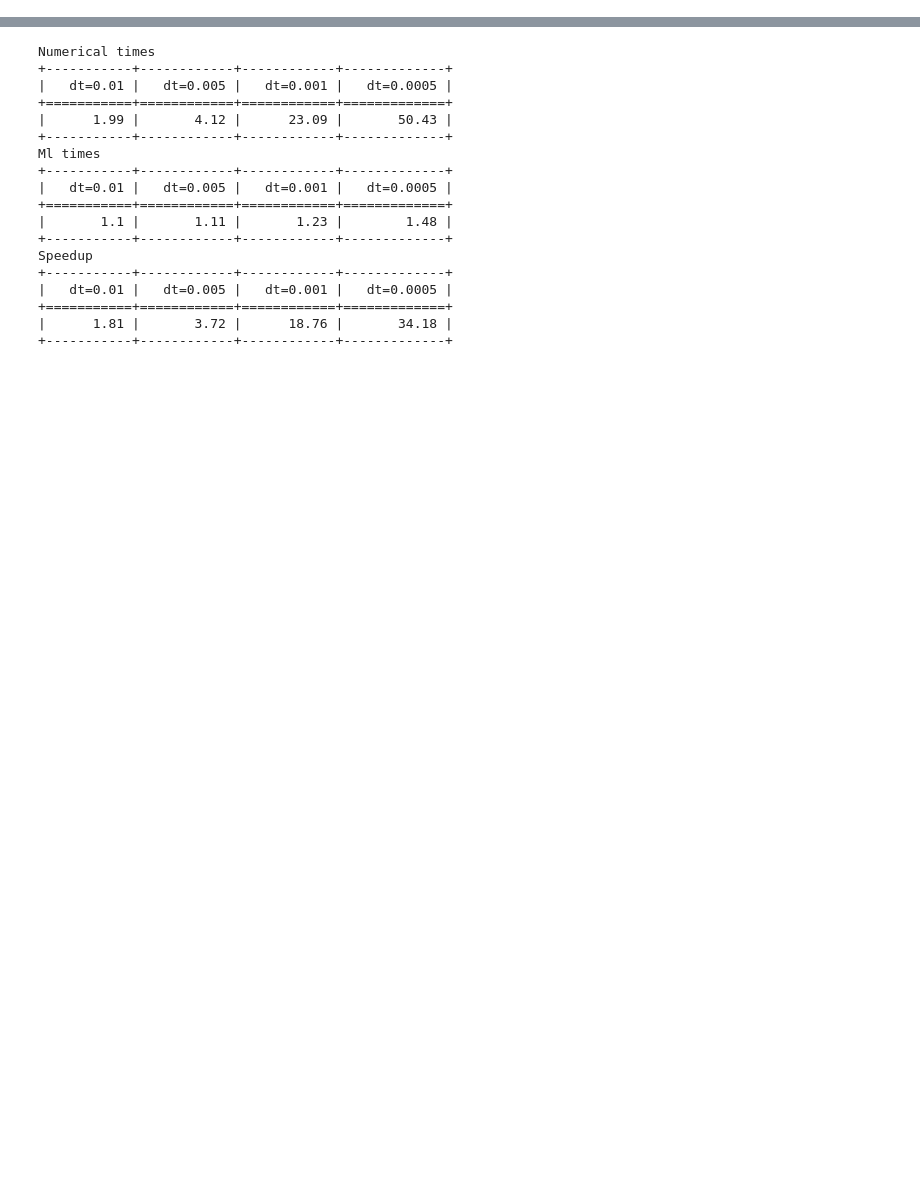
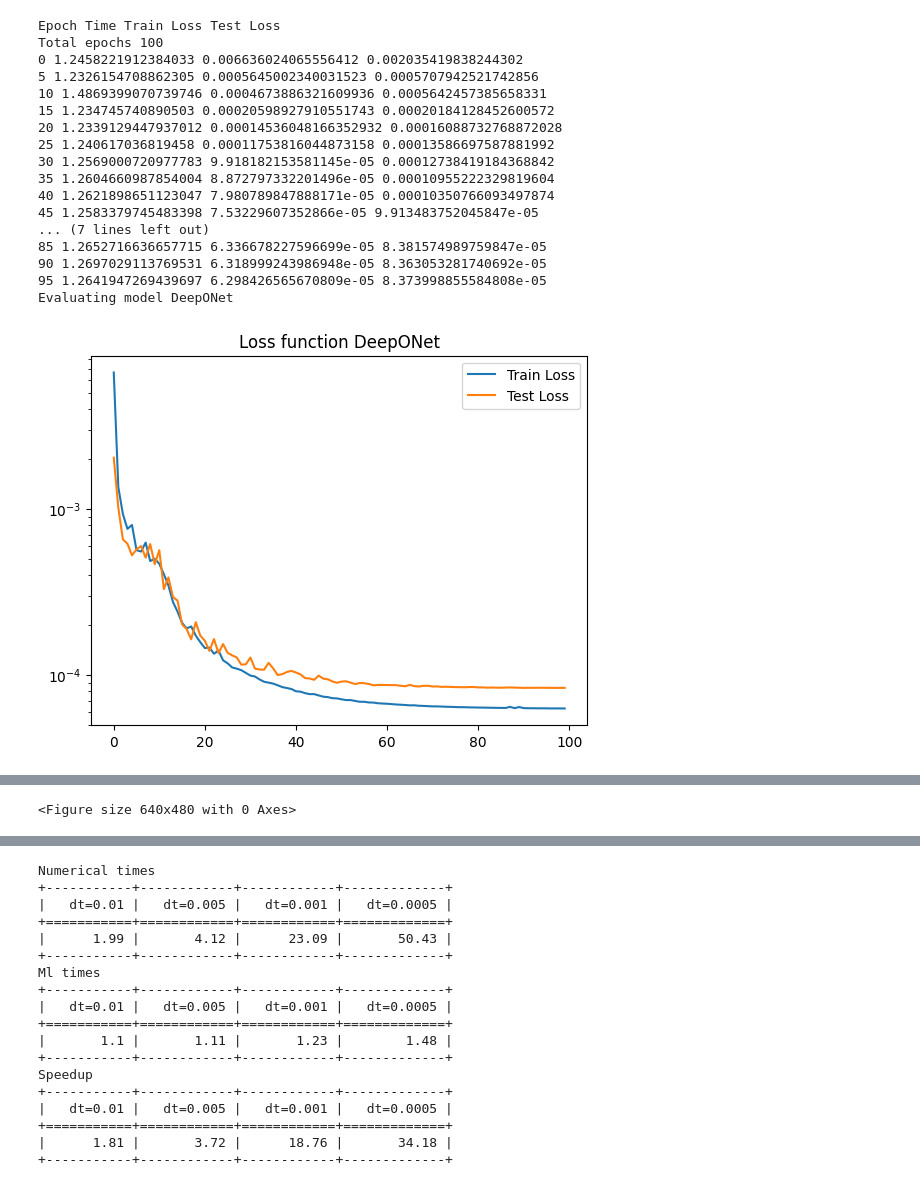
Before and after one commit to gokulg02/NeuralOperatorPredictorFeedback-xArm6, a Jupyter notebook: examples/UnicycleConstDelayExample.ipynb, the cells around one changed output, grey strips where cells are left out. Saved outputs shown, nothing was run; the diff lists cells and outputs as text; code cells hidden in the pictures; blank space fills up the shorter version.

```diff
--- a/examples/UnicycleConstDelayExample.ipynb
+++ b/examples/UnicycleConstDelayExample.ipynb
@@ -514,0 +50,16 @@ end_times_ml[3] = time.time()
+# %%
+dynamics_config = {
+    "T": 10, # Simulation final time
+    "dt": 0.01, # Simulation step size
+    "D": 1, # Delay length
+    "dx": 0.01 # Simulation for propagating the transport PDE
+}
+
+dataset_config = {
+    "batch_size": 32,  # batch_size
+    "test_size": 0.1, # Percentage of data to use for testing
+    "random_state": 1, # random state for train test split
+    "device_name": "cuda" # Use cuda or CPU
+}
+
+sim_config = SimulationConfig({"dynamics": dynamics_config, "dataset": dataset_config})
@@ -514,0 +289,27 @@ end_times_ml[3] = time.time()
+# %%
+# Train DeepONet
+deeponet, deeponet_train_loss_arr, deeponet_test_loss_arr = model_trainer(deeponet, trainData, testData, \
+                                                         deeponet_config.epochs, sim_config.batch_size, \
+                                                         deeponet_config.gamma, deeponet_config.learning_rate,\
+                                                         deeponet_config.weight_decay,\
+                                                         "../models/UnicycleConstDelayModels/deeponet")
+evaluate_train_performance(deeponet, deeponet_config.model_type, deeponet_train_loss_arr, deeponet_test_loss_arr)
+# %% [output]
+Epoch Time Train Loss Test Loss
+Total epochs 100
+0 1.2458221912384033 0.006636024065556412 0.002035419838244302
+5 1.2326154708862305 0.0005645002340031523 0.0005707942521742856
+10 1.4869399070739746 0.0004673886321609936 0.0005642457385658331
+15 1.234745740890503 0.00020598927910551743 0.00020184128452600572
+20 1.2339129447937012 0.00014536048166352932 0.00016088732768872028
+25 1.240617036819458 0.00011753816044873158 0.00013586697587881992
+30 1.2569000720977783 9.918182153581145e-05 0.00012738419184368842
+35 1.2604660987854004 8.872797332201496e-05 0.00010955222329819604
+40 1.2621898651123047 7.980789847888171e-05 0.00010350766093497874
+45 1.2583379745483398 7.53229607352866e-05 9.913483752045847e-05
+... (7 lines left out)
+85 1.2652716636657715 6.336678227596699e-05 8.381574989759847e-05
+90 1.2697029113769531 6.318999243986948e-05 8.363053281740692e-05
+95 1.2641947269439697 6.298426565670809e-05 8.373998855584808e-05
+Evaluating model DeepONet
+[figure, added]
@@ -514,0 +318 @@ end_times_ml[3] = time.time()
+<Figure size 640x480 with 0 Axes>
```
Also changed, not shown: parts of 65 cells of this notebook, 18 other files.
